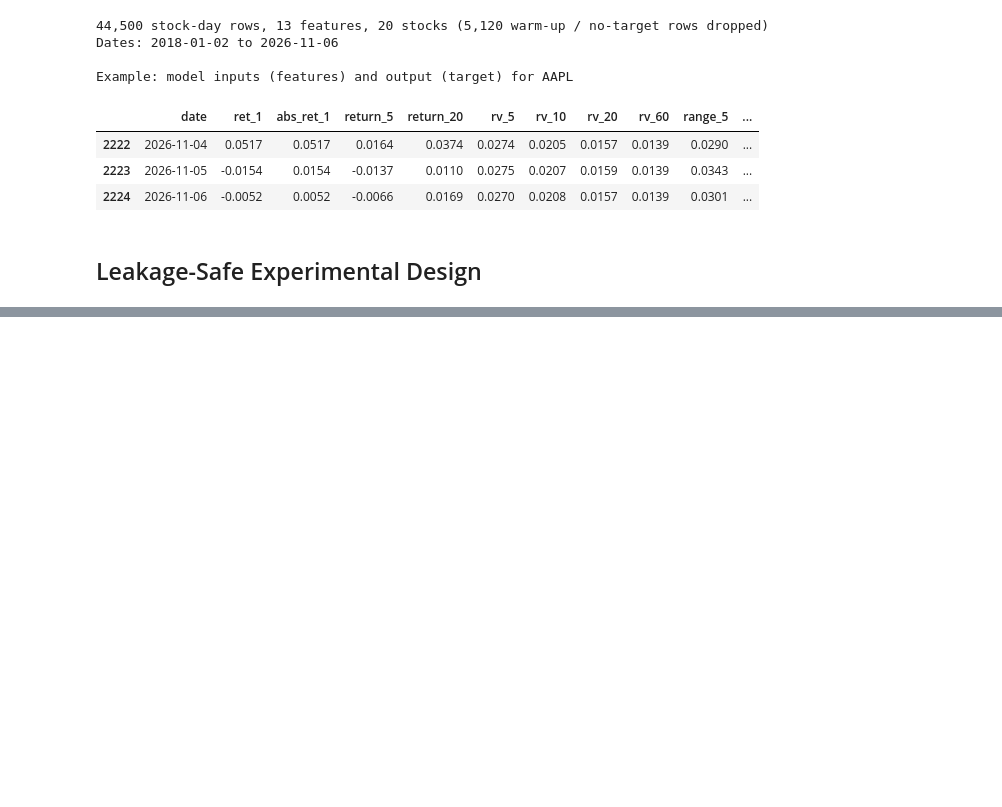
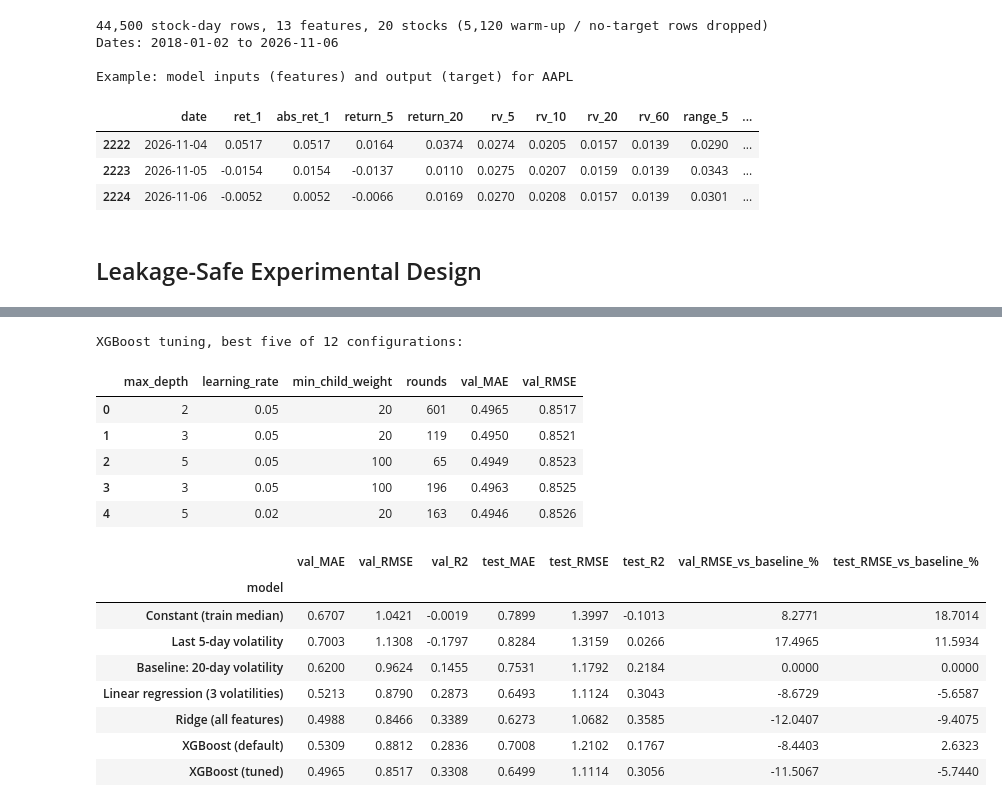
Before and after one commit to DellKnow/Stock-Market-Volatility-Predictor, a Jupyter notebook: stock-market-volatility-predictor.ipynb, the cells around one changed output, grey strips where cells are left out. Cells and saved outputs as stored; diff of their text form; code cells hidden in the pictures; blank space fills up the shorter version.

Commit message:
Added models and tests

```diff
--- a/stock-market-volatility-predictor.ipynb
+++ b/stock-market-volatility-predictor.ipynb
@@ -462,0 +550,60 @@ Example: model inputs (features) and output (target) for AAPL
+# %%
+# Baselines that need no training.
+val_pred["Constant (train median)"] = np.full(len(val), train["target"].median())
+test_pred["Constant (train median)"] = np.full(len(test), train_val["target"].median())
+val_pred["Last 5-day volatility"], test_pred["Last 5-day volatility"] = val["rv_5"].values, test["rv_5"].values
+BASELINE = "Baseline: 20-day volatility"
+val_pred[BASELINE], test_pred[BASELINE] = val["rv_20"].values, test["rv_20"].values
+
+val_pred["Linear regression (3 volatilities)"], test_pred["Linear regression (3 volatilities)"] = fit_predict(
+    LinearRegression, HAR_COLS)
+val_pred["Ridge (all features)"], test_pred["Ridge (all features)"] = fit_predict(
+    lambda: make_pipeline(StandardScaler(), Ridge(alpha=10.0)))
+val_pred["XGBoost (default)"], test_pred["XGBoost (default)"] = fit_predict(
+    lambda: XGBRegressor(random_state=RANDOM_STATE, n_jobs=-1))
+
+# XGBoost tuned on the validation year: small grid, rounds chosen by early stopping.
+tuning = []
+for depth, rate, child in itertools.product([2, 3, 5], [0.02, 0.05], [20, 100]):
+    m = XGBRegressor(n_estimators=2000, max_depth=depth, learning_rate=rate, min_child_weight=child,
+                     subsample=0.8, colsample_bytree=0.8, early_stopping_rounds=100,
+                     random_state=RANDOM_STATE, n_jobs=-1)
+    m.fit(make_X(train), make_y(train), eval_set=[(make_X(val), make_y(val))], verbose=False)
+    s = score(val, np.exp(m.predict(make_X(val))))
+    tuning.append({"max_depth": depth, "learning_rate": rate, "min_child_weight": child,
+                   "rounds": m.best_iteration + 1, "val_MAE": s["MAE"], "val_RMSE": s["RMSE"]})
+tuning = pd.DataFrame(tuning).sort_values("val_RMSE").reset_index(drop=True)
+best = tuning.iloc[0]
+BEST_PARAMS = dict(n_estimators=int(best["rounds"]), max_depth=int(best["max_depth"]),
+                   learning_rate=float(best["learning_rate"]), min_child_weight=int(best["min_child_weight"]),
+                   subsample=0.8, colsample_bytree=0.8, random_state=RANDOM_STATE, n_jobs=-1)
+val_pred["XGBoost (tuned)"], test_pred["XGBoost (tuned)"] = fit_predict(lambda: XGBRegressor(**BEST_PARAMS))
+
+print("XGBoost tuning, best five of", len(tuning), "configurations:")
+display(tuning.head(5).round(4))
+
+# Results table.
+results = pd.DataFrame([{"model": name,
+                         **{f"val_{k}": v for k, v in score(val, val_pred[name]).items()},
+                         **{f"test_{k}": v for k, v in score(test, test_pred[name]).items()}}
+                        for name in val_pred]).set_index("model")
+for part in ("val", "test"):
+    results[f"{part}_RMSE_vs_baseline_%"] = 100 * (results[f"{part}_RMSE"] / results.loc[BASELINE, f"{part}_RMSE"] - 1)
+display(results.round(4))
+# %% [output]
+XGBoost tuning, best five of 12 configurations:
+|  | max_depth | learning_rate | min_child_weight | rounds | val_MAE | val_RMSE |
+| 0 | 2 | 0.05 | 20 | 601 | 0.4965 | 0.8517 |
+| 1 | 3 | 0.05 | 20 | 119 | 0.4950 | 0.8521 |
+| 2 | 5 | 0.05 | 100 | 65 | 0.4949 | 0.8523 |
+| 3 | 3 | 0.05 | 100 | 196 | 0.4963 | 0.8525 |
+| 4 | 5 | 0.02 | 20 | 163 | 0.4946 | 0.8526 |
+|  | val_MAE | val_RMSE | val_R2 | test_MAE | test_RMSE | test_R2 | val_RMSE_vs_baseline_% | test_RMSE_vs_baseline_% |
+| model |  |  |  |  |  |  |  |  |
+| Constant (train median) | 0.6707 | 1.0421 | -0.0019 | 0.7899 | 1.3997 | -0.1013 | 8.2771 | 18.7014 |
+| Last 5-day volatility | 0.7003 | 1.1308 | -0.1797 | 0.8284 | 1.3159 | 0.0266 | 17.4965 | 11.5934 |
+| Baseline: 20-day volatility | 0.6200 | 0.9624 | 0.1455 | 0.7531 | 1.1792 | 0.2184 | 0.0000 | 0.0000 |
+| Linear regression (3 volatilities) | 0.5213 | 0.8790 | 0.2873 | 0.6493 | 1.1124 | 0.3043 | -8.6729 | -5.6587 |
+| Ridge (all features) | 0.4988 | 0.8466 | 0.3389 | 0.6273 | 1.0682 | 0.3585 | -12.0407 | -9.4075 |
+| XGBoost (default) | 0.5309 | 0.8812 | 0.2836 | 0.7008 | 1.2102 | 0.1767 | -8.4403 | 2.6323 |
+| XGBoost (tuned) | 0.4965 | 0.8517 | 0.3308 | 0.6499 | 1.1114 | 0.3056 | -11.5067 | -5.7440 |
```
Also changed, not shown: parts of 6 cells of this notebook.
